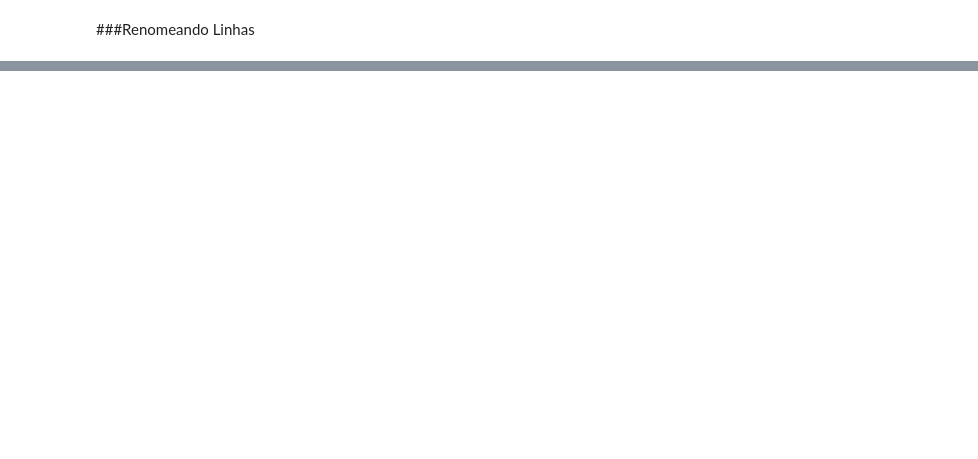
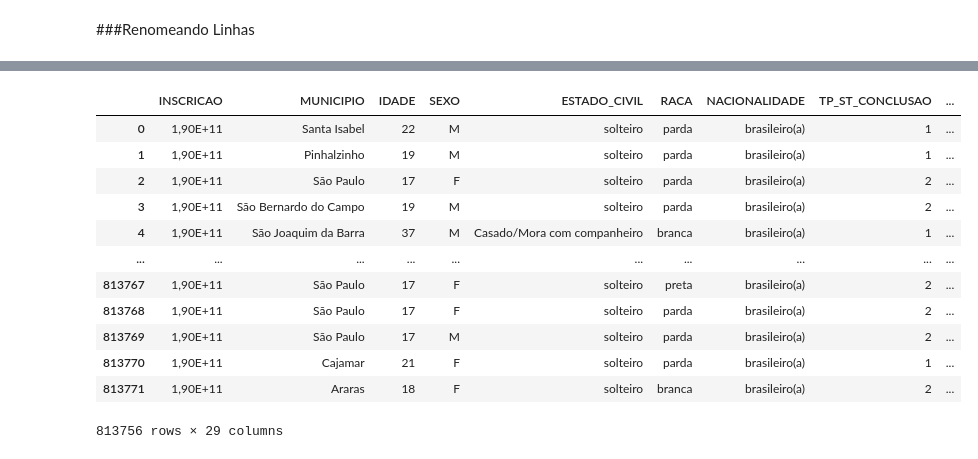
Before and after one commit to LicaCepillo/LicaCepillo, a Jupyter notebook: Tratamento_dados_ENEM_2019.ipynb, the cells around one changed output, grey strips where cells are left out. Drawn from its saved outputs; the diff is of its cells as text; code cells hidden in the pictures; blank space fills up the shorter version.

```diff
--- a/Tratamento_dados_ENEM_2019.ipynb
+++ b/Tratamento_dados_ENEM_2019.ipynb
@@ -154,0 +170,6 @@ dados1 = dados1.rename(columns ={'NU_IDADE':'IDADE','TP_SEXO': 'SEXO',
+# %%
+dados1['ESTADO_CIVIL'] = dados1['ESTADO_CIVIL'].replace({0:'não_informado', 1:'solteiro', 2:'Casado/Mora com companheiro', 3:'Divorciado', 4:'Viúvo'})
+# %%
+dados1['NACIONALIDADE'] = dados1['NACIONALIDADE'].replace({0:'não_informado',1:'brasileiro(a)',2:'brasileiro_naturalizado',3:'estrnageio',4:'brasileirot nato'})
+# %%
+dados1['IN_TREINEIRO'] = dados1['IN_TREINEIRO'].replace({'Não': 0, 'Sim':1})
@@ -154,0 +229,18 @@ dados1 = dados1.rename(columns ={'NU_IDADE':'IDADE','TP_SEXO': 'SEXO',
+# %%
+dados_maiores_11 = dados1.loc[dados1.IDADE > 11]
+# %%
+dados_maiores_11
+# %% [output]
+|  | INSCRICAO | MUNICIPIO | IDADE | SEXO | ESTADO_CIVIL | RACA | NACIONALIDADE | TP_ST_CONCLUSAO | ... |
+| 0 | 1,90E+11 | Santa Isabel | 22 | M | solteiro | parda | brasileiro(a) | 1 | ... |
+| 1 | 1,90E+11 | Pinhalzinho | 19 | M | solteiro | parda | brasileiro(a) | 1 | ... |
+| 2 | 1,90E+11 | São Paulo | 17 | F | solteiro | parda | brasileiro(a) | 2 | ... |
+| 3 | 1,90E+11 | São Bernardo do Campo | 19 | M | solteiro | parda | brasileiro(a) | 2 | ... |
+| 4 | 1,90E+11 | São Joaquim da Barra | 37 | M | Casado/Mora com companheiro | branca | brasileiro(a) | 1 | ... |
+| ... | ... | ... | ... | ... | ... | ... | ... | ... | ... |
+| 813767 | 1,90E+11 | São Paulo | 17 | F | solteiro | preta | brasileiro(a) | 2 | ... |
+| 813768 | 1,90E+11 | São Paulo | 17 | F | solteiro | parda | brasileiro(a) | 2 | ... |
+| 813769 | 1,90E+11 | São Paulo | 17 | M | solteiro | parda | brasileiro(a) | 2 | ... |
+| 813770 | 1,90E+11 | Cajamar | 21 | F | solteiro | parda | brasileiro(a) | 1 | ... |
+| 813771 | 1,90E+11 | Araras | 18 | F | solteiro | branca | brasileiro(a) | 2 | ... |
+813756 rows × 29 columns
```
Also changed, not shown: parts of 25 cells of this notebook.
